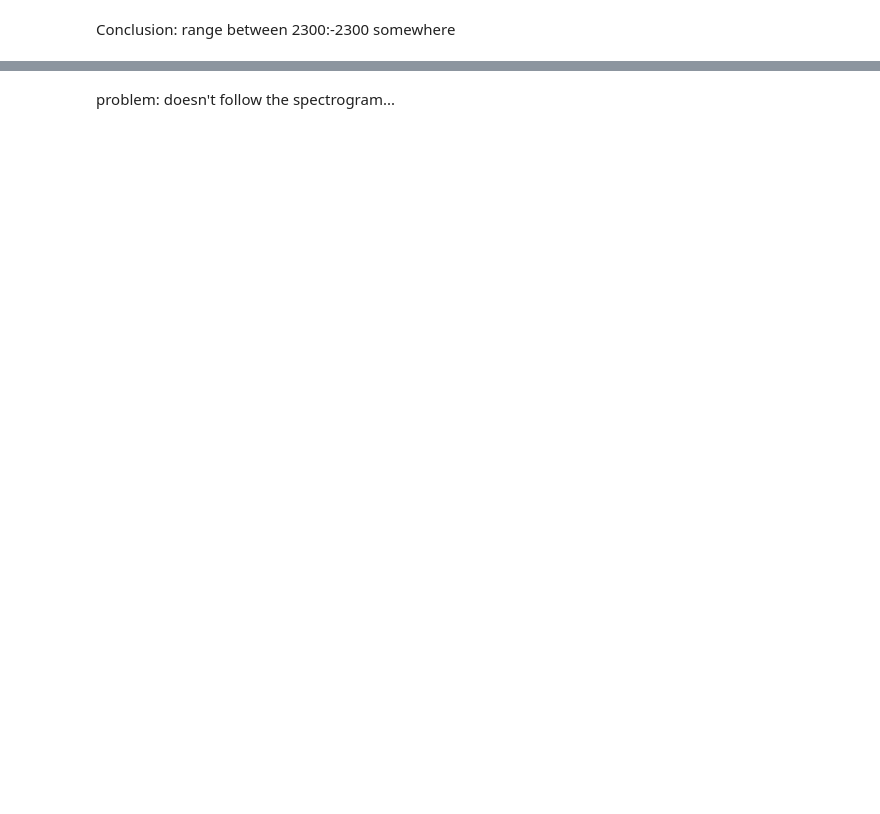
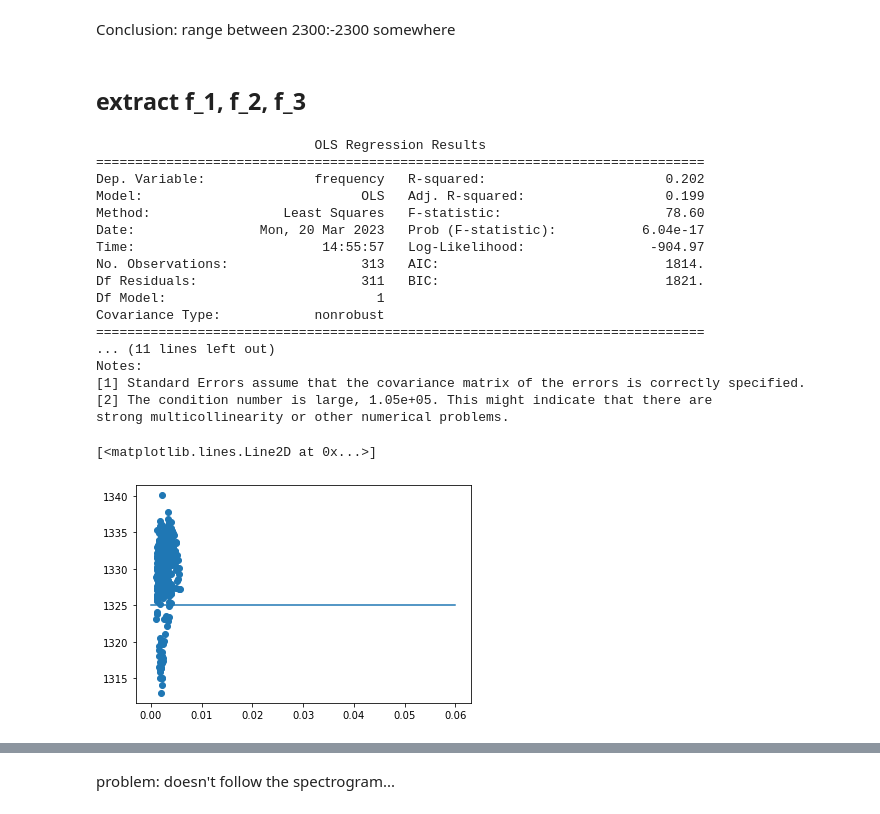
Before and after one commit to anastasiakrouglova/Master-Thesis, a Jupyter notebook: PlinearRegression.ipynb, the cells around one changed output, grey strips where cells are left out. Drawn from its saved outputs; the diff is of its cells as text; code cells hidden in the pictures; blank space fills up the shorter version.

```diff
--- a/PlinearRegression.ipynb
+++ b/PlinearRegression.ipynb
@@ -540,3 +494,44 @@ Notes:
 strong multicollinearity or other numerical problems.
 # %% [markdown]
 Conclusion: range between 2300:-2300 somewhere
+# %% [markdown]
+## extract f_1, f_2, f_3
+# %%
+# filter clusters
+f_1 = filtered_df_2000[filtered_df_2000['cluster'] == 1]
+f_1 = f_1[f_1['cluster'].notnull()]
+
+import pandas as pd
+import statsmodels.formula.api as smf
+
+model = smf.ols('frequency ~ onset', data = f_1)
+results = model.fit()
+print(results.summary())
+
+plt.scatter(f_1.power, f_1.frequency)
+
+intercept = results.params[0] # intercept
+
+x = np.linspace(0, 0.06)
+y = 0*x + intercept
+plt.plot(x, y)
+# %% [output]
+                            OLS Regression Results
+==============================================================================
+Dep. Variable:              frequency   R-squared:                       0.202
+Model:                            OLS   Adj. R-squared:                  0.199
+Method:                 Least Squares   F-statistic:                     78.60
+Date:                Mon, 20 Mar 2023   Prob (F-statistic):           6.04e-17
+Time:                        14:55:57   Log-Likelihood:                -904.97
+No. Observations:                 313   AIC:                             1814.
+Df Residuals:                     311   BIC:                             1821.
+Df Model:                           1
+Covariance Type:            nonrobust
+==============================================================================
+... (11 lines left out)
+Notes:
+[1] Standard Errors assume that the covariance matrix of the errors is correctly specified.
+[2] The condition number is large, 1.05e+05. This might indicate that there are
+strong multicollinearity or other numerical problems.
+[<matplotlib.lines.Line2D at 0x...>]
+[figure, added]
```
Also changed, not shown: parts of 33 cells of this notebook, 3 other files.
